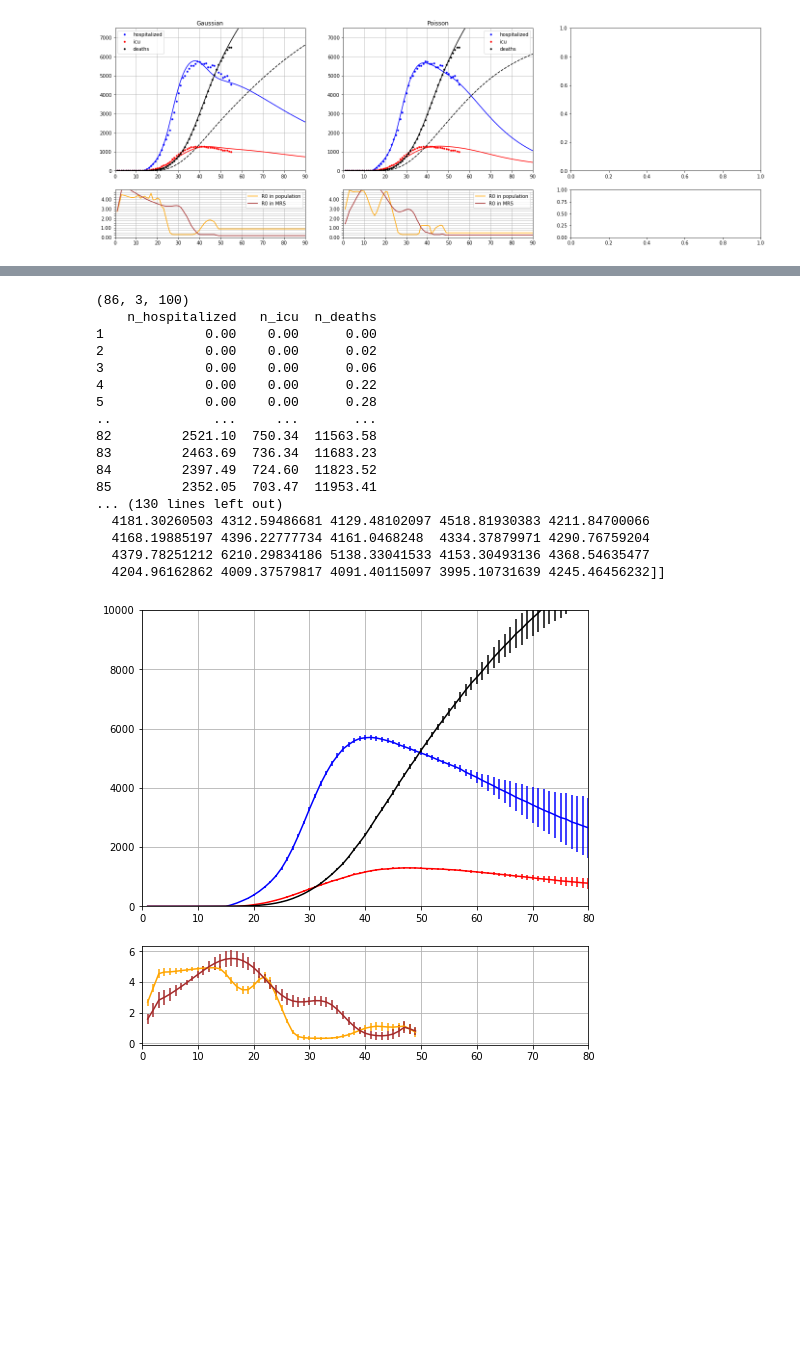
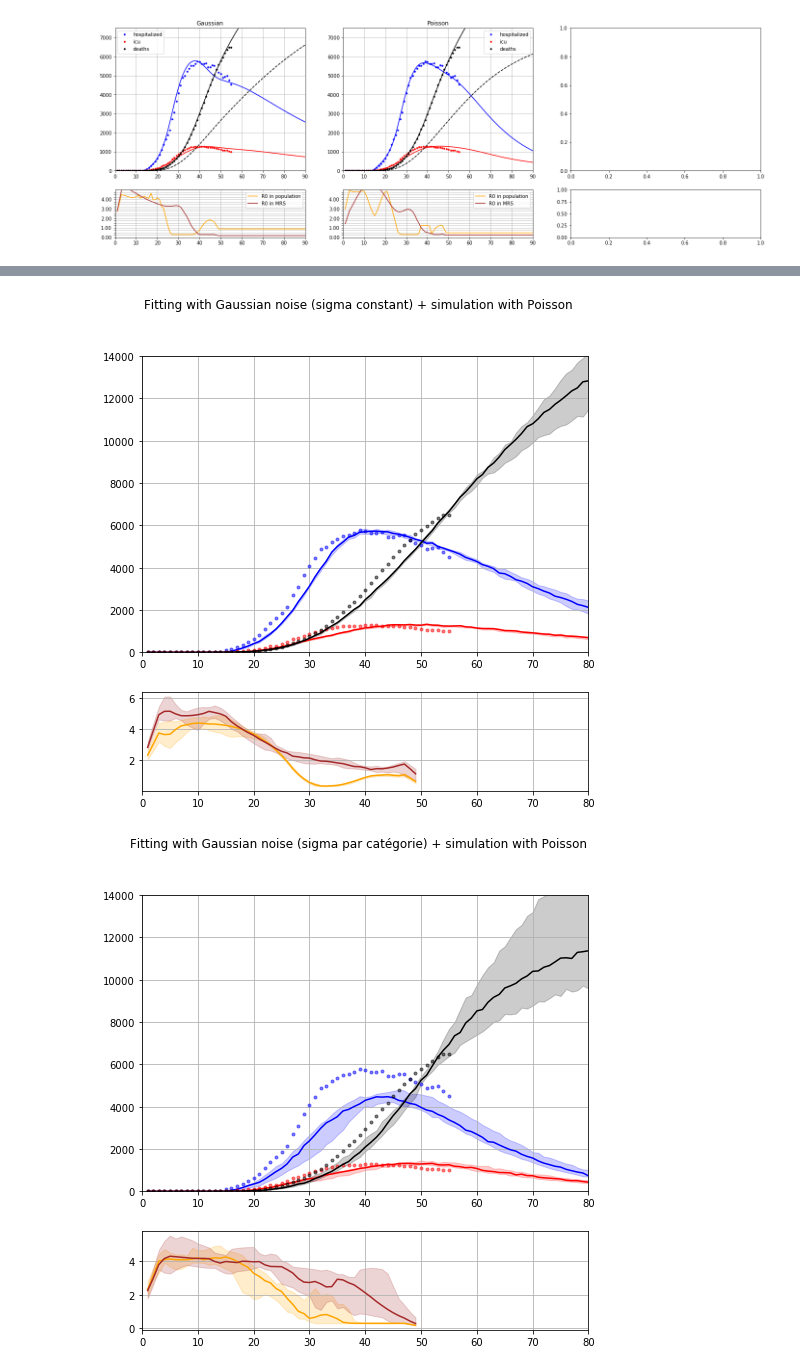
Before and after one commit to glouppe/covid19be, a Jupyter notebook: vdwnico-reimplementation-consolidated-Boostraping.ipynb, the cells around one changed output, grey strips where cells are left out. Saved outputs shown, nothing was run; the diff lists cells and outputs as text; code cells hidden in the pictures; blank space fills up the shorter version.

Commit message:
add bootstrapping + noise model

```diff
--- a/vdwnico-reimplementation-consolidated-Boostraping.ipynb
+++ b/vdwnico-reimplementation-consolidated-Boostraping.ipynb
@@ -256,7 +257,7 @@ def gaussian_noise_sample(mu, sigma):
     return np.random.randn(len(mu)) * sigma + mu
 
 def gaussian_error(x, mu, sigma):
-    return ((x - mu)/sigma)**2
+    return ((x - mu)/sigma)**2 + np.log(2*math.pi*sigma**2)
 
 def poisson_noise_sample(mu, sigma):
     return np.random.poisson(mu)
@@ -462,14 +463,14 @@ def seir_sim(theta, noise="Gaussian", n_futures=-1):
 # %%
 from tqdm import tqdm
 # %%
-def param_bootstrap(data, noise='Gaussian', nb_iter=1000):
-    theta_hat = fit_seir_parameters(data, noise=noise, use_sigma=True)
+def param_bootstrap(data, noise_fit='Gaussian', use_sigma_fit=True, noise_sim='Gaussian', nb_iter=1000):
+    theta_hat = fit_seir_parameters(data, noise=noise_fit, use_sigma=use_sigma_fit)
     thetas_bootstrap = []
     all_data = []
     for i in tqdm(range(nb_iter)):
-        sim_data = seir_sim(theta_hat, noise)
+        sim_data = seir_sim(theta_hat, noise_sim)
         all_data.append(sim_data)
-        thetas_bootstrap.append(fit_seir_parameters(sim_data, noise=noise, use_sigma=True))
+        thetas_bootstrap.append(fit_seir_parameters(sim_data, noise=noise_fit, use_sigma=use_sigma_fit))
     return thetas_bootstrap, all_data
 # %%
 def plot(thetas_bootstrap, noise, obs_data=None, title='', name=''):
@@ -590,21 +528,15 @@ plot(thetas_bootstrap_poiss, 'Poisson')
-# %%
-plot(thetas_bootstrap_poiss, 'Poisson')
-# %% [output]
-(86, 3, 100)
-    n_hospitalized   n_icu  n_deaths
-1             0.00    0.00      0.00
-2             0.00    0.00      0.02
-3             0.00    0.00      0.06
-4             0.00    0.00      0.22
-5             0.00    0.00      0.28
-..             ...     ...       ...
-82         2521.10  750.34  11563.58
-83         2463.69  736.34  11683.23
-84         2397.49  724.60  11823.52
-85         2352.05  703.47  11953.41
-... (130 lines left out)
-  4181.30260503 4312.59486681 4129.48102097 4518.81930383 4211.84700066
-  4168.19885197 4396.22777734 4161.0468248  4334.37879971 4290.76759204
-  4379.78251212 6210.29834186 5138.33041533 4153.30493136 4368.54635477
-  4204.96162862 4009.37579817 4091.40115097 3995.10731639 4245.46456232]]
-[figure, removed]
+# %%
+thetas1, all_data1 = param_bootstrap(data, noise_fit='Gaussian', use_sigma_fit=False, noise_sim='Poisson',
+                                     nb_iter=10)
+plot(thetas1, 'Poisson', data, 'Fitting with Gaussian noise (sigma constant) + simulation with Poisson', "GP")
+
+thetas2, all_data2 = param_bootstrap(data, noise_fit='Gaussian', use_sigma_fit=True, noise_sim='Poisson',
+                                     nb_iter=10)
+plot(thetas2, 'Poisson', data, 'Fitting with Gaussian noise (sigma par catégorie) + simulation with Poisson', "GsP")
+
+thetas3, all_data3 = param_bootstrap(data, noise_fit='Poisson', use_sigma_fit=True, noise_sim='Poisson',
+                                     nb_iter=10)
+plot(thetas3, 'Poisson', data, 'Fitting with Poisson noise (sigma par catégorie) + simulation with Poisson', "PP")
+# %% [output]
+[figure, added]
+[figure, added]
```
Also changed, not shown: parts of 9 cells of this notebook.
